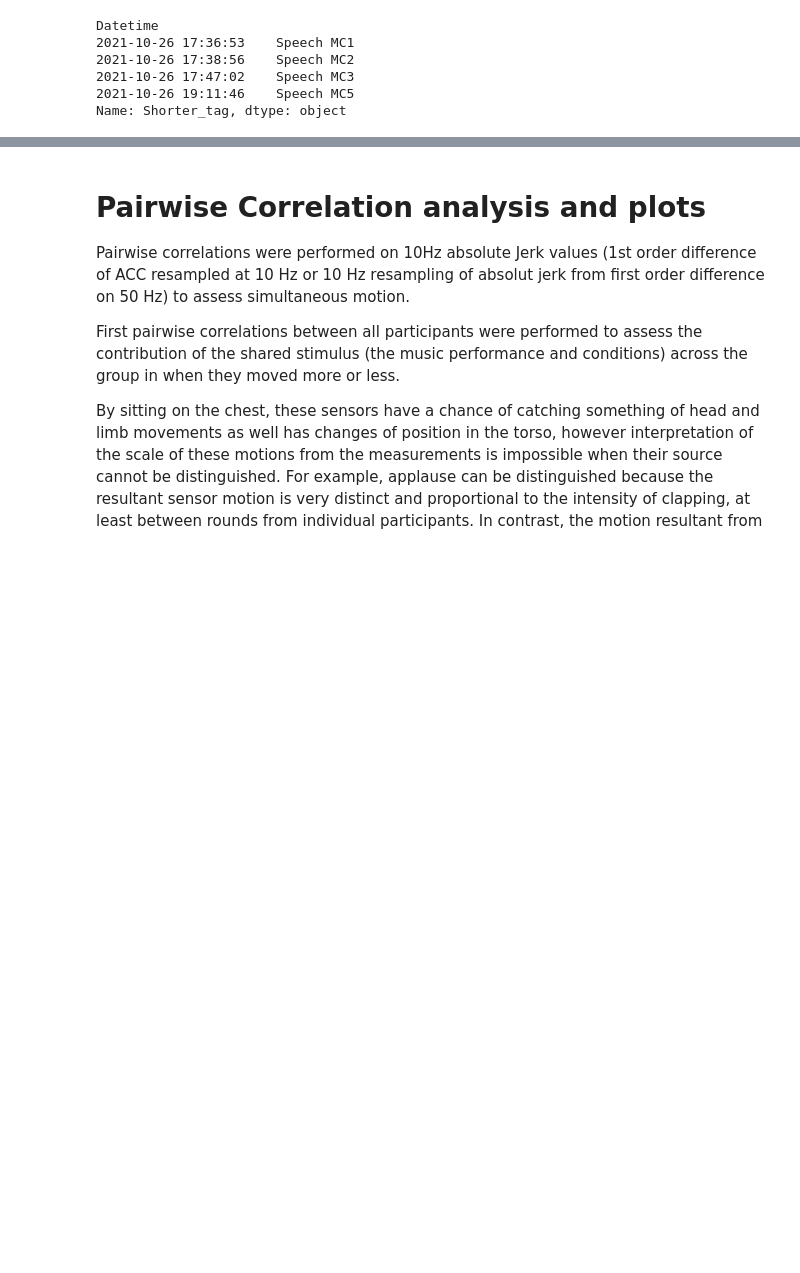
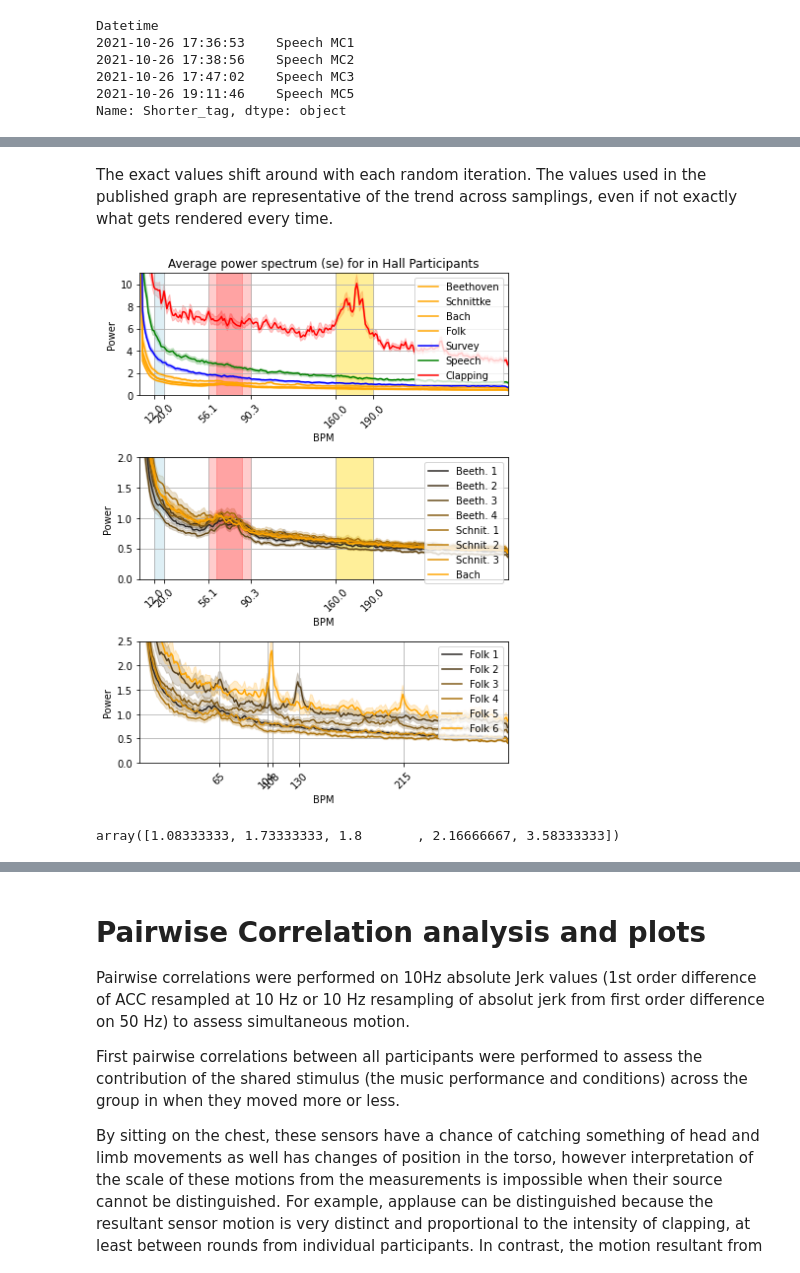
Before and after one commit to finn42/MusicLabCopen_AudienceMotion, a Jupyter notebook: Audience_Motion_Timeseries_Summary.ipynb, the cells around one changed output, grey strips where cells are left out. Cells and saved outputs as stored; diff of their text form; code cells hidden in the pictures; blank space fills up the shorter version.

```diff
--- a/Audience_Motion_Timeseries_Summary.ipynb
+++ b/Audience_Motion_Timeseries_Summary.ipynb
@@ -469,0 +399,3 @@ Also we should cite pinguine and seaborn libraries for the visualisations
+# %%
+Quest_df = pd.read_csv(public_Part + 'Surveys_Prepared_Data_Public.csv',sep=',', encoding='latin-1')
+ages = Quest_df.loc[Quest_df['ParticipantCode'].str.startswith('A'),'age']
@@ -469,0 +434,63 @@ Also we should cite pinguine and seaborn libraries for the visualisations
+# %% [markdown]
+The exact values shift around with each random iteration. The values used in the published graph are representative of the trend across samplings, even if not exactly what gets rendered every time.
+# %%
+# General aspect of figure
+fig, axes = plt.subplots(3,1,figsize=(6, 8))# ,sharex=True
+errorbarType ='se' # 'ci' #
+#
+ax=axes[0]
+Event_palette={'Beethoven':'orange','Schnittke':'orange','Bach':'orange','Folk':'orange',
+        'Clapping':'red','Speech':'green','Survey':'blue','Synch':'purple'}
+sns.lineplot(data=D, x='Frequency',y='Power',hue='Event',errorbar=errorbarType,err_style='band', palette=Event_palette,ax=ax)
+# sns.lineplot(data=D, x='Frequency',y='Power',hue='Event',errorbar='se',err_style='band', palette=Event_palette,ax=ax)
+ax.set(xlim=(0,5), ylim=(0, 11))
+ax.axvspan(2.66666667, 3.16666667,color='gold',alpha=0.4)
+ax.axvspan(quants[1]/60, quants[3]/60 ,color='red',alpha=0.2) # estimated quantile range
+ax.axvspan(quants[0]/60, quants[4]/60 ,color='red',alpha=0.2)
+ax.axvspan(0.2, 0.33,color='lightblue',alpha=0.4)
+BPMs = np.array([12,20,np.round(quants[0],1),np.round(quants[4],1),160,190])#74,
+ax.set_xticks(BPMs/60)
+ax.set_xticklabels(BPMs,rotation=45)
+ax.set_xlabel('BPM')
+ax.legend(loc='upper right')
+ax.set_title('Average power spectrum (' + errorbarType + ') for in Hall Participants')
+ax.grid()
+
+ax=axes[1]
+sub_evs = ['Beeth. 1', 'Beeth. 2', 'Beeth. 3', 'Beeth. 4', 'Schnit. 1', 'Schnit. 2', 'Schnit. 3', 'Bach',]
+Ds_sub = Ds.query('Event in @sub_evs')
+sns.lineplot(data=Ds_sub, x='Frequency',y='Power',hue='Event',errorbar=errorbarType,err_style='band', palette="dark:orange",ax=ax)
+ax.legend(loc='upper right')
+ax.axvspan(2.66666667, 3.16666667,color='gold',alpha=0.4)
+ax.axvspan(quants[1]/60, quants[3]/60 ,color='red',alpha=0.2) # estimated quantile range
+ax.axvspan(quants[0]/60, quants[4]/60 ,color='red',alpha=0.2)
+ax.axvspan(0.2, 0.33,color='lightblue',alpha=0.4)
+BPMs = np.array([12,20,np.round(quants[0],1),np.round(quants[4],1),160,190])#74,
+ax.set_xticks(BPMs/60)
+ax.set_xticklabels(BPMs,rotation=45)
+ax.set_xlabel('BPM')
+ax.set(xlim=(0,5),ylim=(0, 2))
+ax.grid()
+
+ax=axes[2]
+sub_evs = ['Folk 1', 'Folk 2', 'Folk 3', 'Folk 4', 'Folk 5','Folk 6']
+Ds_sub = Ds.query('Event in @sub_evs')
+sns.lineplot(data=Ds_sub, x='Frequency',y='Power',hue='Event',hue_order = sub_evs,palette="dark:orange", errorbar=errorbarType,err_style='band',ax=ax) #
+ax.set(xlim=(0,5),ylim=(0, 2.5))
+BPMs = np.array([65,104,108,130,215])#74,
+ax.set_xticks(BPMs/60)
+ax.set_xticklabels(BPMs,rotation=45)
+ax.set_xlabel('BPM')
+ax.legend(loc='upper right')
+ax.grid()
+plt.tight_layout()
+plt.savefig('./plots/spectrum_Hall.png', bbox_inches = 'tight',dpi = 196)
+
+#
+plt.show()
+# %% [output]
+[figure, added]
+# %%
+BPMs/60
+# %% [output]
+array([1.08333333, 1.73333333, 1.8       , 2.16666667, 3.58333333])
```
Also changed, not shown: parts of 32 cells of this notebook, 5 other files.
